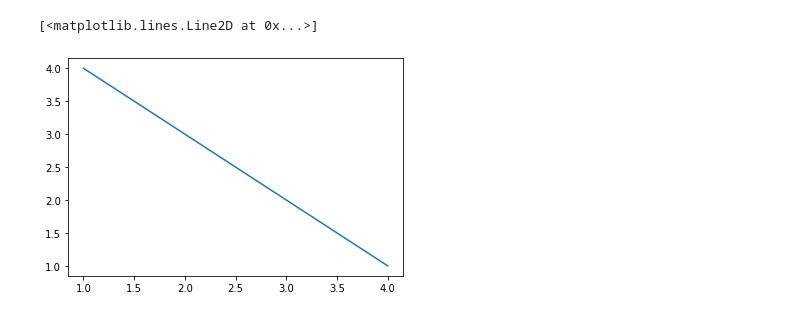
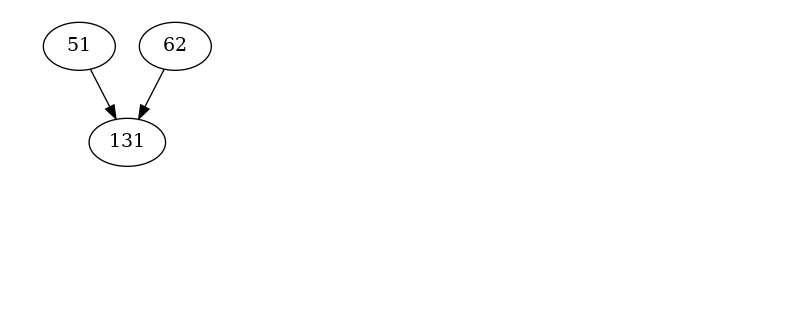
Before and after one commit to julien-Ract-Mugnerot/miel-abeilles, a Jupyter notebook: test.ipynb, the cells around one changed output. Drawn from its saved outputs; the diff is of its cells as text; code cells hidden in the pictures; blank space fills up the shorter version.

```diff
--- a/test.ipynb
+++ b/test.ipynb
@@ -38,5 +48,5 @@ FileNotFoundError: [Errno 2] No such file or directory: 'rendu/plot_saves/best_b
-# %%
-plt.plot([4,3,2,1], [1,2,3,4])
-# %% [output]
-[<matplotlib.lines.Line2D at 0x...>]
-[figure, removed]
+# %%
+# L'arbre génalogique peut être petit sur une courte simulation comme celle-ci !
+Image(filename='tree_plots/tree_plot.png')
+# %% [output]
+[figure, added]
```
Also changed, not shown: parts of 2 cells of this notebook, 4 other files.
